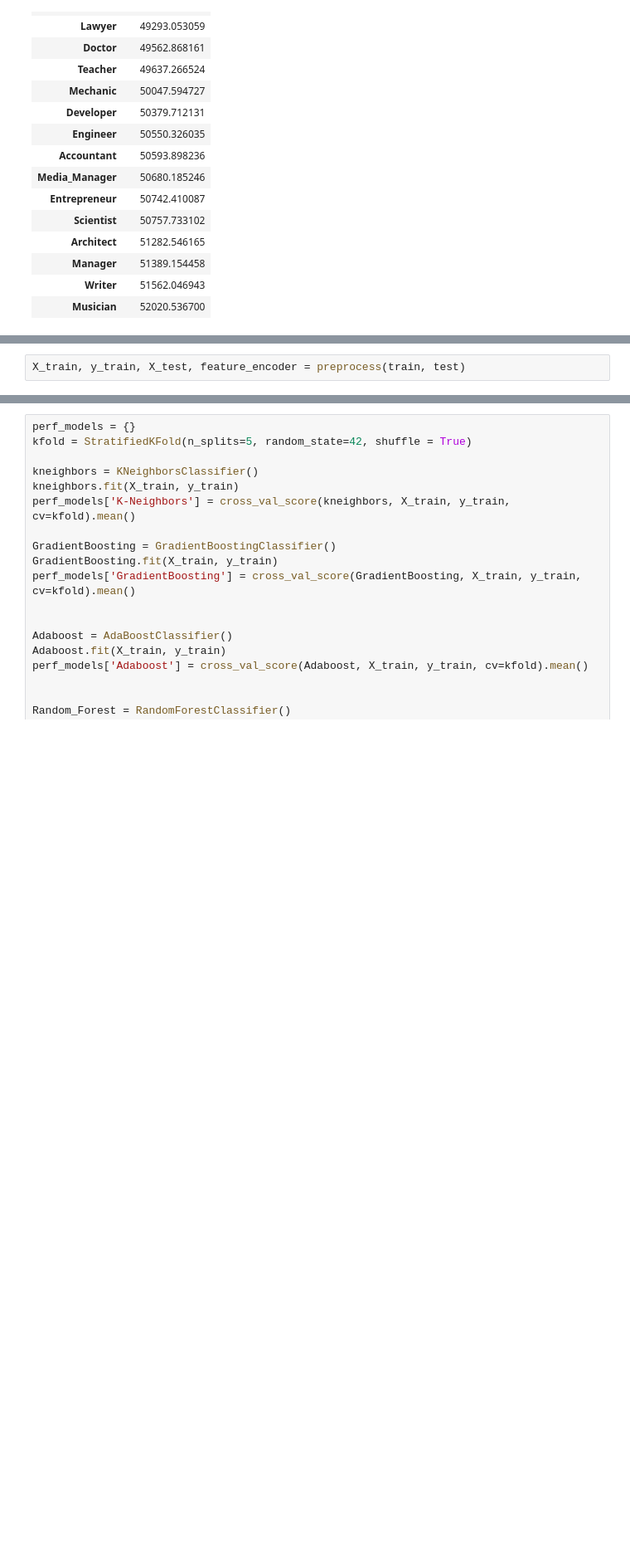
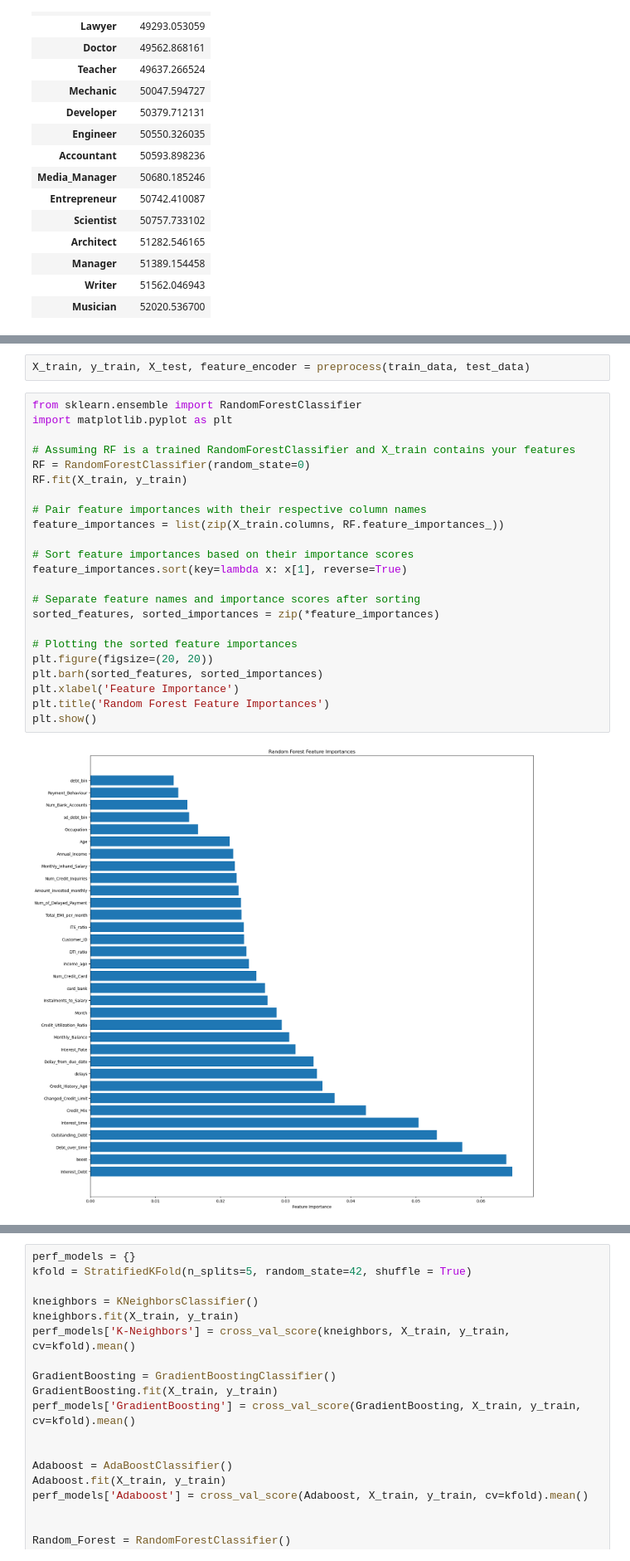
Before and after one commit to Behachee/Credit-Score-Classification, a Jupyter notebook: 3- Modeling/ASS2 ML.ipynb, the cells around one changed output, grey strips where cells are left out. Shown at 83% size. Drawn from its saved outputs; the diff is of its cells as text; blank space fills up the shorter version.

```diff
--- a/3- Modeling/ASS2 ML.ipynb
+++ b/3- Modeling/ASS2 ML.ipynb
@@ -205,5 +280,30 @@ def preprocess(train, test):
 
     return X_train, y_train, X_test, feature_encoder
 # %%
-X_train, y_train, X_test, feature_encoder = preprocess(train, test)
+X_train, y_train, X_test, feature_encoder = preprocess(train_data, test_data)
+# %%
+from sklearn.ensemble import RandomForestClassifier
+import matplotlib.pyplot as plt
+
+# Assuming RF is a trained RandomForestClassifier and X_train contains your features
+RF = RandomForestClassifier(random_state=0)
+RF.fit(X_train, y_train)
+
+# Pair feature importances with their respective column names
+feature_importances = list(zip(X_train.columns, RF.feature_importances_))
+
+# Sort feature importances based on their importance scores
+feature_importances.sort(key=lambda x: x[1], reverse=True)
+
+# Separate feature names and importance scores after sorting
+sorted_features, sorted_importances = zip(*feature_importances)
+
+# Plotting the sorted feature importances
+plt.figure(figsize=(20, 20))
+plt.barh(sorted_features, sorted_importances)
+plt.xlabel('Feature Importance')
+plt.title('Random Forest Feature Importances')
+plt.show()
+# %% [output]
+[figure, added]
 # %%
```
Also changed, not shown: parts of 16 cells of this notebook, 1 other file.
